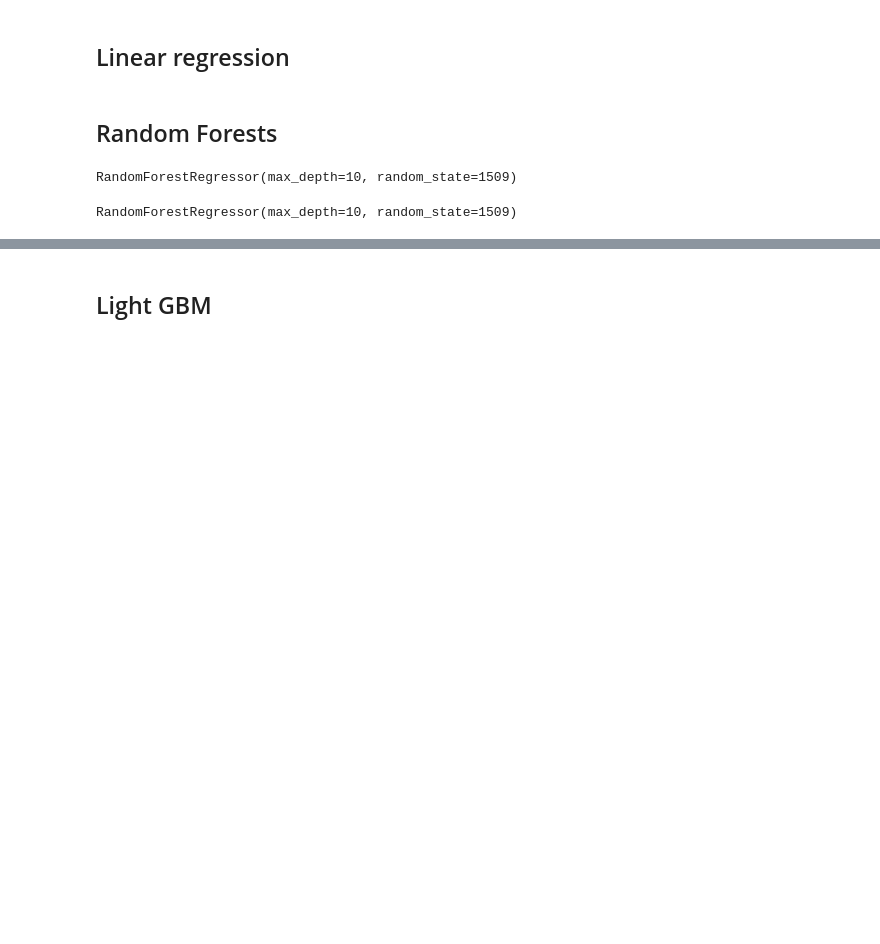
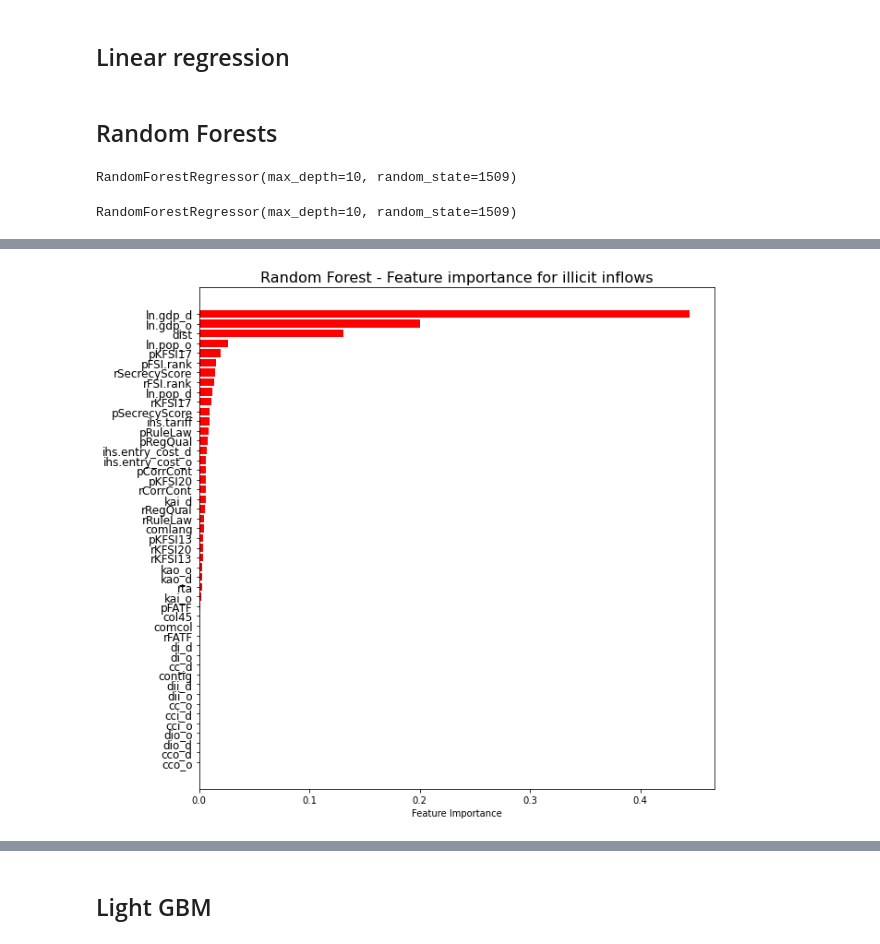
Before and after one commit to walice/illicitAI, a Jupyter notebook: Scripts/Predictions_agg.ipynb, the cells around one changed output, grey strips where cells are left out. Drawn from its saved outputs; the diff is of its cells as text; code cells hidden in the pictures; blank space fills up the shorter version.

```diff
--- a/Scripts/Predictions_agg.ipynb
+++ b/Scripts/Predictions_agg.ipynb
@@ -168,0 +184,14 @@ RandomForestRegressor(max_depth=10, random_state=1509)
+# %%
+feat_importances = pd.Series(RF_mod_in.feature_importances_, index=X_train.columns)
+#feat_importances.nlargest(46).plot(kind='barh')
+indices = np.argsort(-1*feat_importances)
+names = [X_train.columns[i] for i in indices]
+fig, ax = plt.subplots(figsize = (10, 10))
+plt.barh(range(X_train.shape[1]), feat_importances[indices], color = 'red')
+plt.yticks(range(X_train.shape[1]), names, fontsize = 12)
+plt.gca().invert_yaxis()
+ax.set_xlabel('Feature importance')
+plt.title("Random Forest - Feature importance for illicit inflows", fontsize = 16)
+plt.savefig(results_dir + 'RF_feature_importance_in.png')
+# %% [output]
+[figure, added]
```
Also changed, not shown: parts of 11 cells of this notebook.
